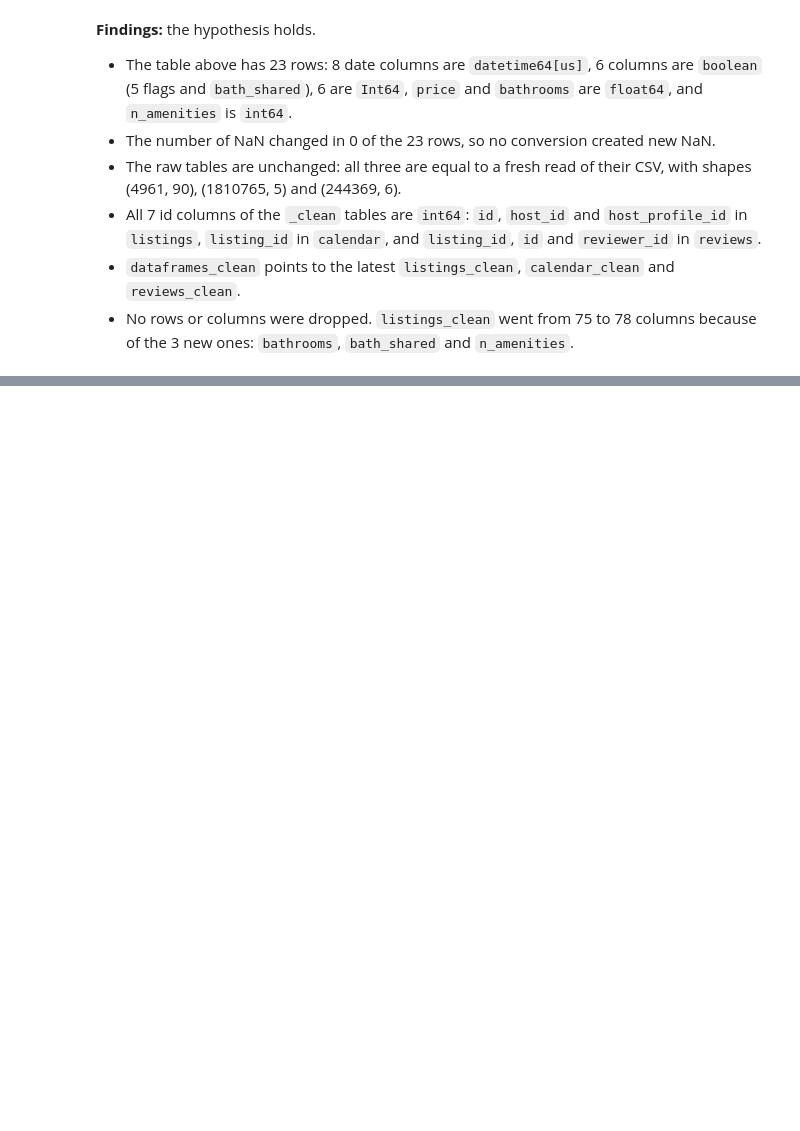
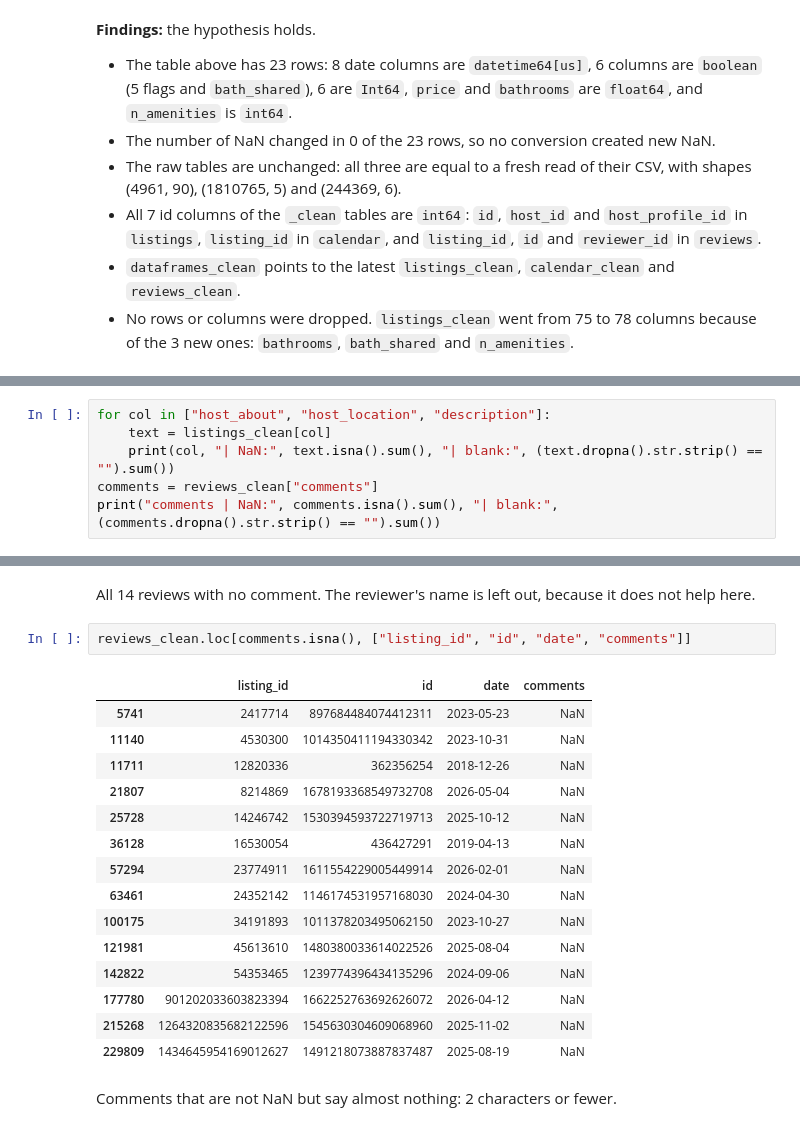
Before and after one commit to kallistratis/thessaloniki-airbnb-analysis, a Jupyter notebook: 01_data_cleaning.ipynb, the cells around one changed output, grey strips where cells are left out. Saved outputs shown, nothing was run; the diff lists cells and outputs as text; blank space fills up the shorter version.

```diff
--- a/01_data_cleaning.ipynb
+++ b/01_data_cleaning.ipynb
@@ -975,0 +1479,6 @@ True True True
+# %%
+for col in ["host_about", "host_location", "description"]:
+    text = listings_clean[col]
+    print(col, "| NaN:", text.isna().sum(), "| blank:", (text.dropna().str.strip() == "").sum())
+comments = reviews_clean["comments"]
+print("comments | NaN:", comments.isna().sum(), "| blank:", (comments.dropna().str.strip() == "").sum())
@@ -975,0 +1518,22 @@ True True True
+# %% [markdown]
+All 14 reviews with no comment. The reviewer's name is left out, because it does not help here.
+# %%
+reviews_clean.loc[comments.isna(), ["listing_id", "id", "date", "comments"]]
+# %% [output]
+|  | listing_id | id | date | comments |
+| 5741 | 2417714 | 897684484074412311 | 2023-05-23 | NaN |
+| 11140 | 4530300 | 1014350411194330342 | 2023-10-31 | NaN |
+| 11711 | 12820336 | 362356254 | 2018-12-26 | NaN |
+| 21807 | 8214869 | 1678193368549732708 | 2026-05-04 | NaN |
+| 25728 | 14246742 | 1530394593722719713 | 2025-10-12 | NaN |
+| 36128 | 16530054 | 436427291 | 2019-04-13 | NaN |
+| 57294 | 23774911 | 1611554229005449914 | 2026-02-01 | NaN |
+| 63461 | 24352142 | 1146174531957168030 | 2024-04-30 | NaN |
+| 100175 | 34191893 | 1011378203495062150 | 2023-10-27 | NaN |
+| 121981 | 45613610 | 1480380033614022526 | 2025-08-04 | NaN |
+| 142822 | 54353465 | 1239774396434135296 | 2024-09-06 | NaN |
+| 177780 | 901202033603823394 | 1662252763692626072 | 2026-04-12 | NaN |
+| 215268 | 1264320835682122596 | 1545630304609068960 | 2025-11-02 | NaN |
+| 229809 | 1434645954169012627 | 1491218073887837487 | 2025-08-19 | NaN |
+# %% [markdown]
+Comments that are not NaN but say almost nothing: 2 characters or fewer.
```
Also changed, not shown: parts of 108 cells of this notebook.
